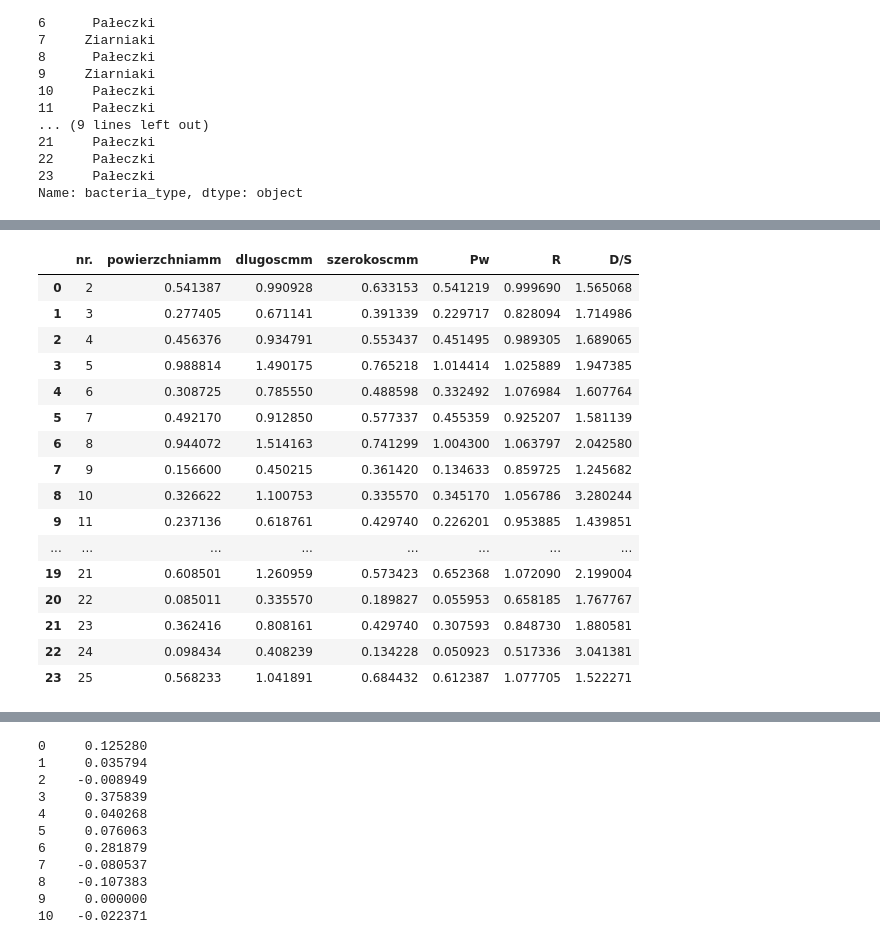
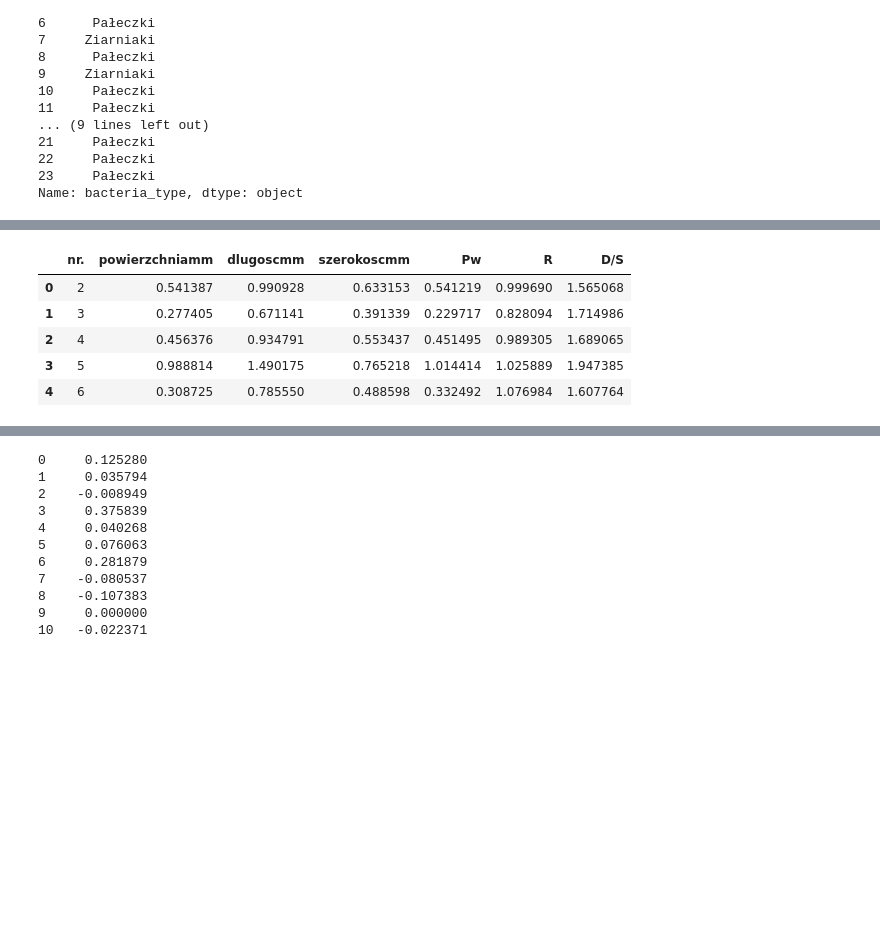
Before and after one commit to bAIcteria/microscope-ml-analyser, a Jupyter notebook: workflows/02_workflow/replace_macros_for_evaluation.ipynb, the cells around one changed output, grey strips where cells are left out. Saved outputs shown, nothing was run; the diff lists cells and outputs as text; code cells hidden in the pictures; blank space fills up the shorter version.

```diff
--- a/workflows/02_workflow/replace_macros_for_evaluation.ipynb
+++ b/workflows/02_workflow/replace_macros_for_evaluation.ipynb
@@ -447,21 +452,10 @@ conf_matrix(real_df=real_df,predicted_df=predicted_df)
 # %%
-real_df[['nr.','powierzchniamm','dlugoscmm','szerokoscmm','Pw','R','D/S']]
+real_df[['nr.','powierzchniamm','dlugoscmm','szerokoscmm','Pw','R','D/S']].head()
 # %% [output]
 |  | nr. | powierzchniamm | dlugoscmm | szerokoscmm | Pw | R | D/S |
 | 0 | 2 | 0.541387 | 0.990928 | 0.633153 | 0.541219 | 0.999690 | 1.565068 |
 | 1 | 3 | 0.277405 | 0.671141 | 0.391339 | 0.229717 | 0.828094 | 1.714986 |
 | 2 | 4 | 0.456376 | 0.934791 | 0.553437 | 0.451495 | 0.989305 | 1.689065 |
 | 3 | 5 | 0.988814 | 1.490175 | 0.765218 | 1.014414 | 1.025889 | 1.947385 |
 | 4 | 6 | 0.308725 | 0.785550 | 0.488598 | 0.332492 | 1.076984 | 1.607764 |
-| 5 | 7 | 0.492170 | 0.912850 | 0.577337 | 0.455359 | 0.925207 | 1.581139 |
-| 6 | 8 | 0.944072 | 1.514163 | 0.741299 | 1.004300 | 1.063797 | 2.042580 |
-| 7 | 9 | 0.156600 | 0.450215 | 0.361420 | 0.134633 | 0.859725 | 1.245682 |
-| 8 | 10 | 0.326622 | 1.100753 | 0.335570 | 0.345170 | 1.056786 | 3.280244 |
-| 9 | 11 | 0.237136 | 0.618761 | 0.429740 | 0.226201 | 0.953885 | 1.439851 |
-| ... | ... | ... | ... | ... | ... | ... | ... |
-| 19 | 21 | 0.608501 | 1.260959 | 0.573423 | 0.652368 | 1.072090 | 2.199004 |
-| 20 | 22 | 0.085011 | 0.335570 | 0.189827 | 0.055953 | 0.658185 | 1.767767 |
-| 21 | 23 | 0.362416 | 0.808161 | 0.429740 | 0.307593 | 0.848730 | 1.880581 |
-| 22 | 24 | 0.098434 | 0.408239 | 0.134228 | 0.050923 | 0.517336 | 3.041381 |
-| 23 | 25 | 0.568233 | 1.041891 | 0.684432 | 0.612387 | 1.077705 | 1.522271 |
 # %%
```
Also changed, not shown: parts of 11 cells of this notebook, 42 other files.
